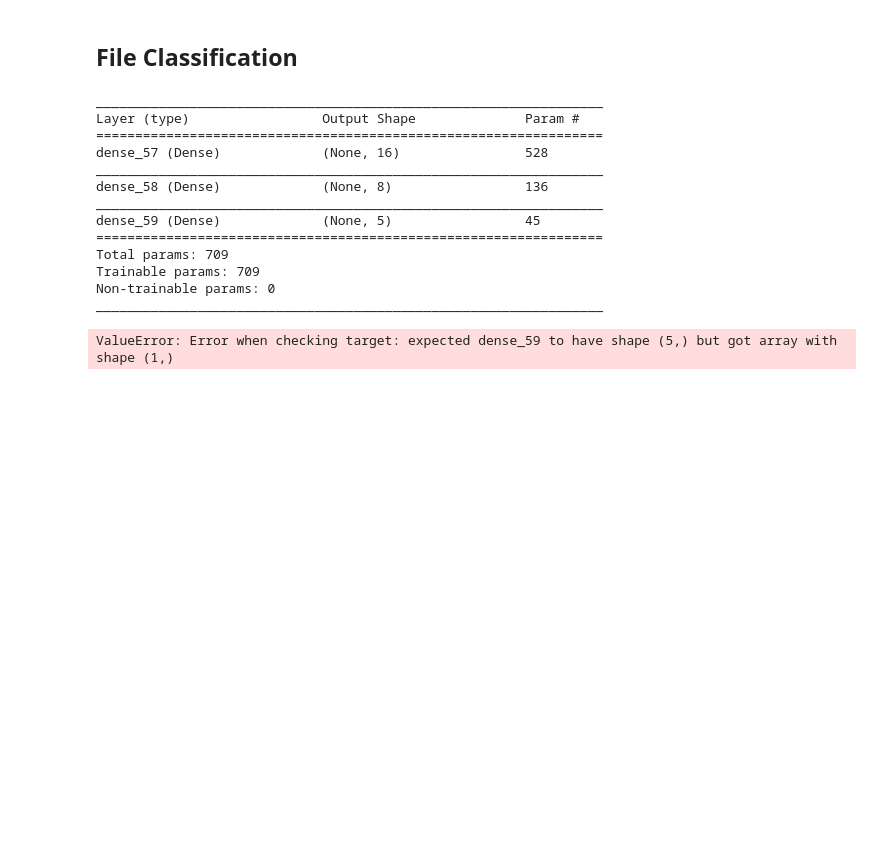
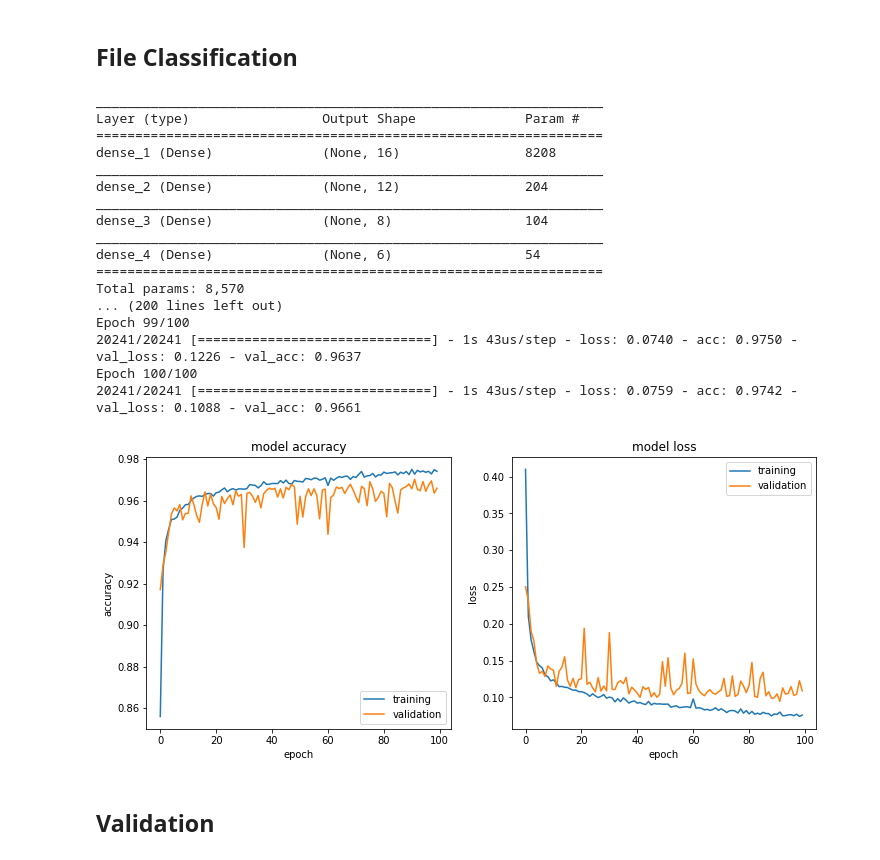
Before and after one commit to rewong03/xtract-classifier, a Jupyter notebook: file_autoencoder.ipynb, the cells around one changed output. Saved outputs shown, nothing was run; the diff lists cells and outputs as text; code cells hidden in the pictures; blank space fills up the shorter version.

Commit message:
Finished working on the file classifier and some validation stuff

```diff
--- a/file_autoencoder.ipynb
+++ b/file_autoencoder.ipynb
@@ -208,2 +173,6 @@ plt.show(block=True)
 # %% [markdown]
 ## Feature and Label Grabbing
+# %%
+from keras.models import load_model
+
+encoder = load_model("crappy_model.h5")
@@ -259,29 +231,63 @@ classifier_dim = len(x[0])
 
 classifier_model = Sequential()
 classifier_model.add(Dense(16, activation='relu', input_shape=(classifier_dim,)))
+classifier_model.add(Dense(12, activation='relu'))
 classifier_model.add(Dense(8, activation='relu'))
-classifier_model.add(Dense(5, activation='softmax'))
+classifier_model.add(Dense(6, activation='softmax'))
 
-classifier_model.compile(optimizer='sgd', loss='categorical_crossentropy', metrics=['accuracy'])
+classifier_model.compile(optimizer='adam', loss='categorical_crossentropy', metrics=['accuracy'])
 classifier_model.summary()
 
 history = classifier_model.fit(x_train, y_train,
                                epochs=100,
-                               batch_size = 256,
+                               batch_size = 16,
                                shuffle=True,
                                validation_data=(x_test, y_test))
 # %% [output]
 _________________________________________________________________
 Layer (type)                 Output Shape              Param #
 =================================================================
-dense_57 (Dense)             (None, 16)                528
+dense_1 (Dense)              (None, 16)                8208
 _________________________________________________________________
-dense_58 (Dense)             (None, 8)                 136
+dense_2 (Dense)              (None, 12)                204
 _________________________________________________________________
-dense_59 (Dense)             (None, 5)                 45
+dense_3 (Dense)              (None, 8)                 104
+_________________________________________________________________
+dense_4 (Dense)              (None, 6)                 54
 =================================================================
-Total params: 709
-Trainable params: 709
-Non-trainable params: 0
-_________________________________________________________________
+Total params: 8,570
+... (200 lines left out)
+Epoch 99/100
+20241/20241 [==============================] - 1s 43us/step - loss: 0.0740 - acc: 0.9750 - val_loss: 0.1226 - val_acc: 0.9637
+Epoch 100/100
+20241/20241 [==============================] - 1s 43us/step - loss: 0.0759 - acc: 0.9742 - val_loss: 0.1088 - val_acc: 0.9661
-ValueError: Error when checking target: expected dense_59 to have shape (5,) but got array with shape (1,)
+# %%
+%%capture --no-display
+
+import matplotlib.pyplot as plt
+
+# set up figure
+f = plt.figure(figsize=(12,5))
+f.add_subplot(1,2, 1)
+
+# plot accuracy as a function of epoch
+plt.plot(history.history['acc'])
+plt.plot(history.history['val_acc'])
+plt.title('model accuracy')
+plt.ylabel('accuracy')
+plt.xlabel('epoch')
+plt.legend(['training', 'validation'], loc='best')
+
+# plot loss as a function of epoch
+f.add_subplot(1,2, 2)
+plt.plot(history.history['loss'])
+plt.plot(history.history['val_loss'])
+plt.title('model loss')
+plt.ylabel('loss')
+plt.xlabel('epoch')
+plt.legend(['training', 'validation'], loc='best')
+plt.show(block=True)
+# %% [output]
+[figure, added]
+# %% [markdown]
+## Validation
```
Also changed, not shown: parts of 10 cells of this notebook.
